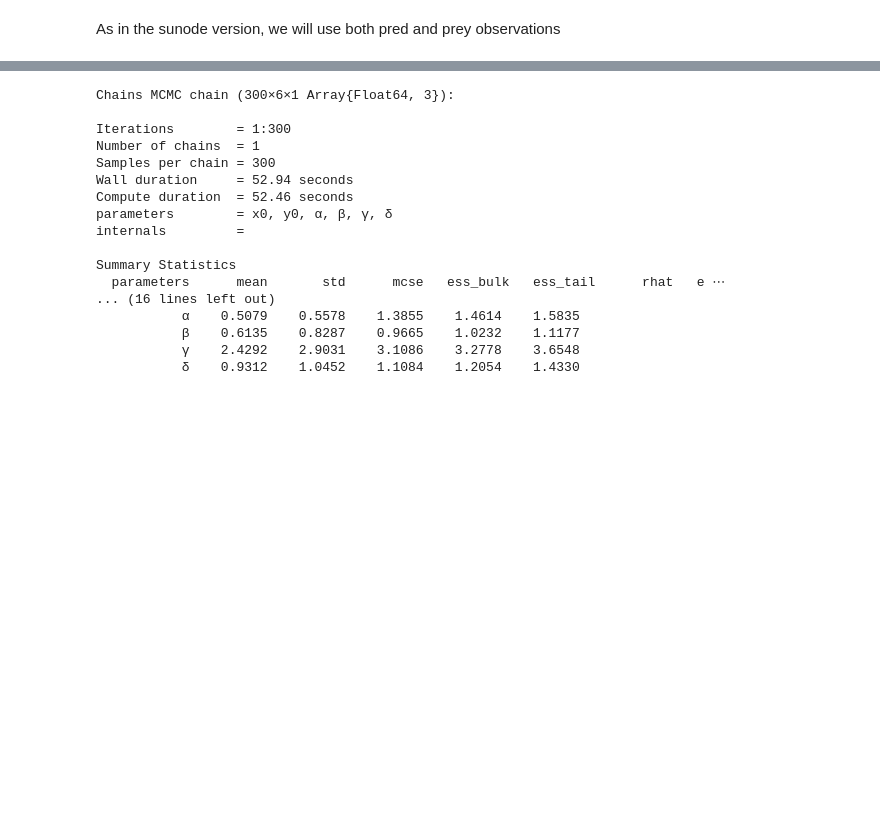
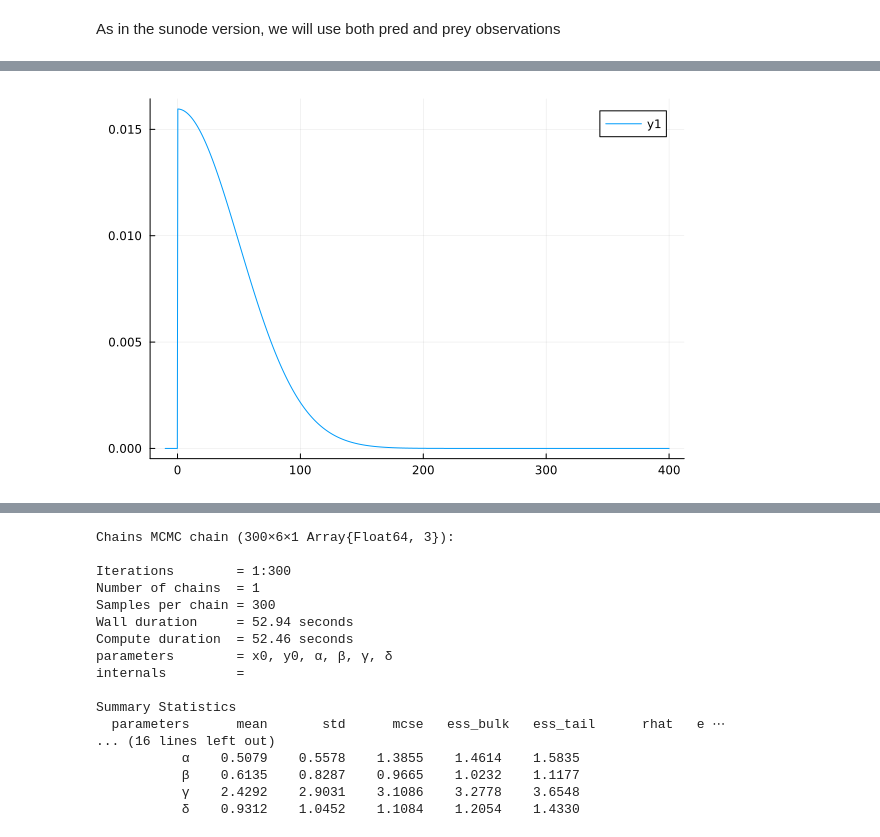
Before and after one commit to DrEntropy/turingTest, a Jupyter notebook: turing_test.ipynb, the cells around one changed output, grey strips where cells are left out. Drawn from its saved outputs; the diff is of its cells as text; code cells hidden in the pictures; blank space fills up the shorter version.

```diff
--- a/turing_test.ipynb
+++ b/turing_test.ipynb
@@ -58,0 +68,6 @@ odedata
+# %%
+test = truncated(Normal(0,50);lower = 0, upper = Inf)
+t= collect(range(-10,400, length = 1000))
+plot(t, pdf.(test, t))
+# %% [output]
+[figure, added]
```
Also changed, not shown: parts of 12 cells of this notebook, 1 other file.
